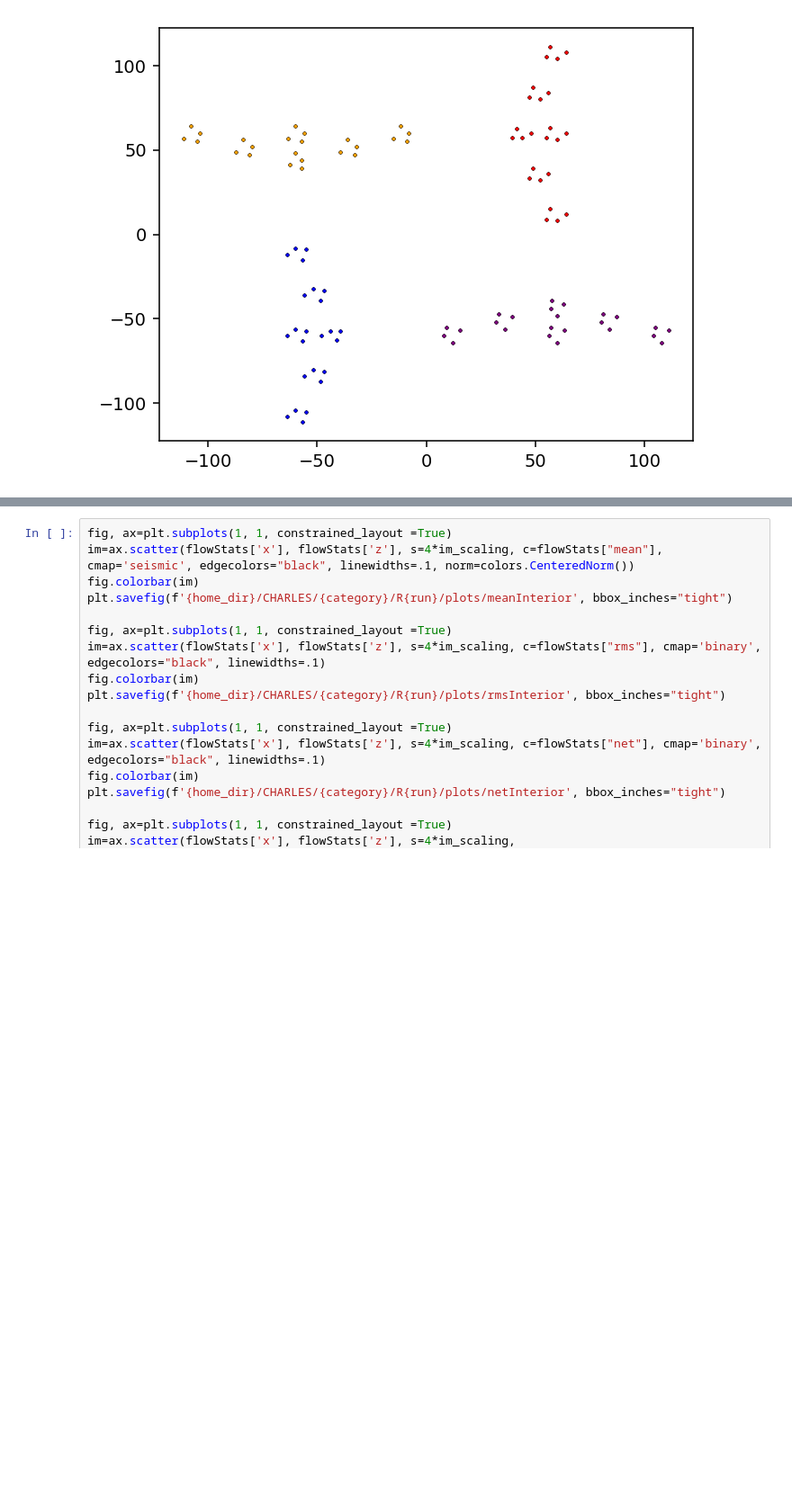
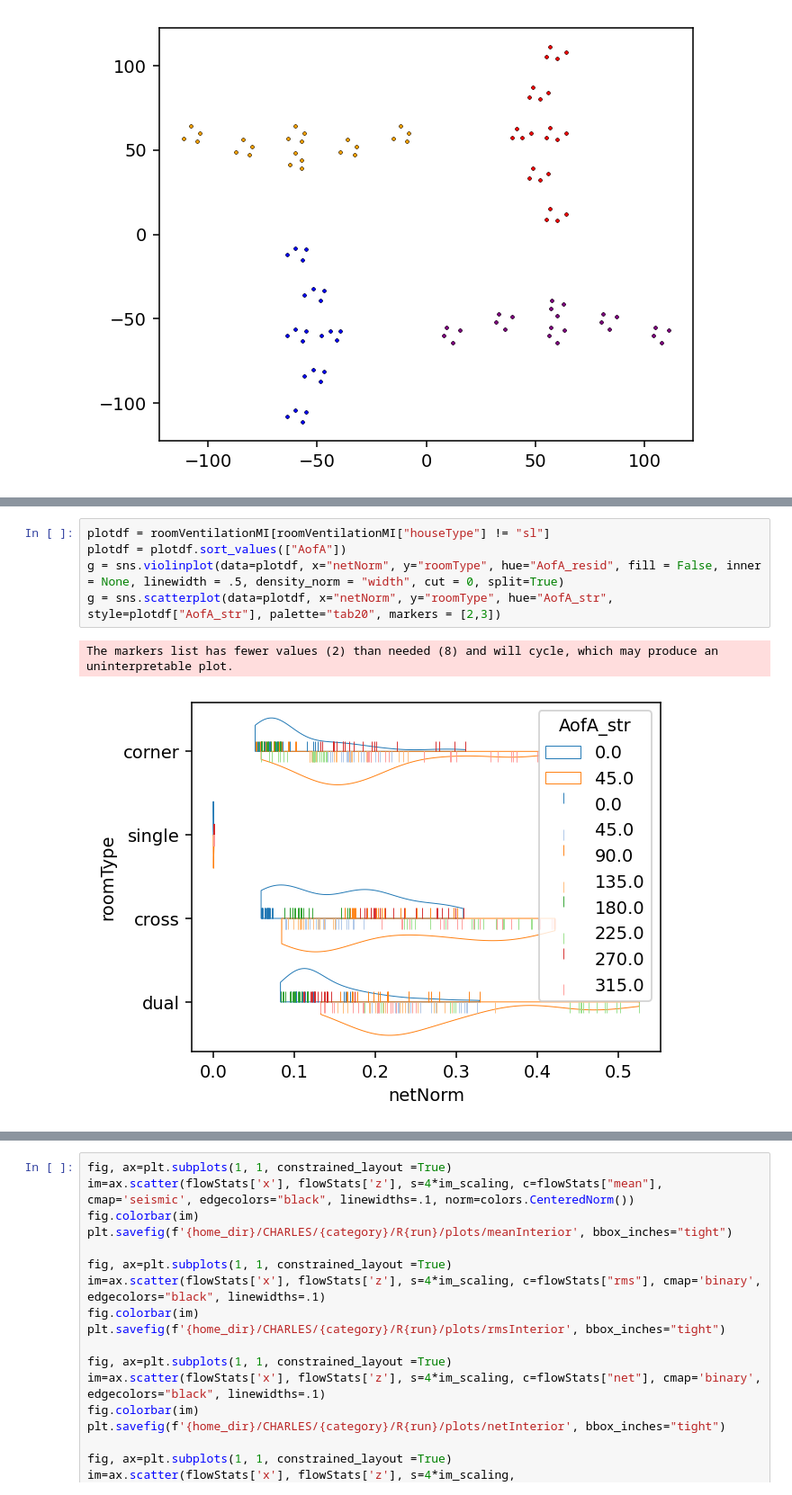
Before and after one commit to nbachand/city_block_cfd, a Jupyter notebook: config2_post-multiRun.ipynb, the cells around one changed output, grey strips where cells are left out. Shown at 90% size. Drawn from its saved outputs; the diff is of its cells as text; blank space fills up the shorter version.

```diff
--- a/config2_post-multiRun.ipynb
+++ b/config2_post-multiRun.ipynb
@@ -415,0 +425,8 @@ g.add_legend()
+# %%
+plotdf = roomVentilationMI[roomVentilationMI["houseType"] != "sl"]
+plotdf = plotdf.sort_values(["AofA"])
+g = sns.violinplot(data=plotdf, x="netNorm", y="roomType", hue="AofA_resid", fill = False, inner = None, linewidth = .5, density_norm = "width", cut = 0, split=True)
+g = sns.scatterplot(data=plotdf, x="netNorm", y="roomType", hue="AofA_str", style=plotdf["AofA_str"], palette="tab20", markers = [2,3])
+# %% [output]
+The markers list has fewer values (2) than needed (8) and will cycle, which may produce an uninterpretable plot.
+[figure, added]
```
Also changed, not shown: parts of 13 cells of this notebook.
